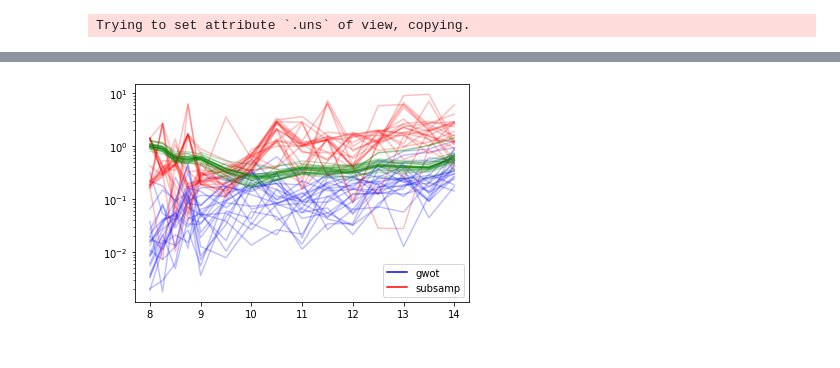
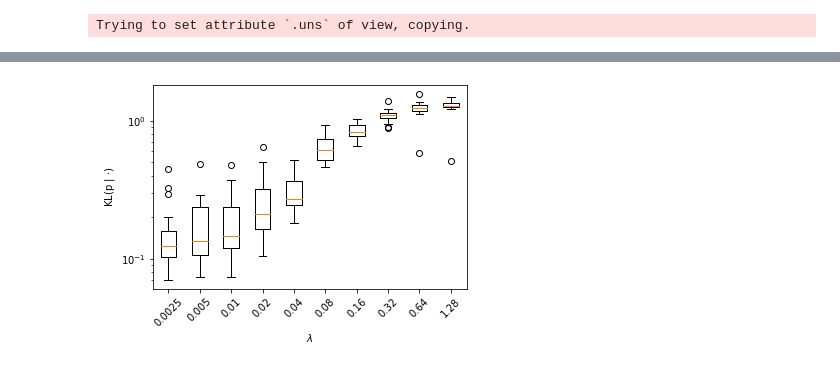
Before and after one commit to zsteve/reprogramming_batch, a Jupyter notebook: figs.ipynb, the cells around one changed output, grey strips where cells are left out. Saved outputs shown, nothing was run; the diff lists cells and outputs as text; code cells hidden in the pictures.

```diff
--- a/figs.ipynb
+++ b/figs.ipynb
@@ -75,5 +88,8 @@ for fname in glob.glob("*.out"):
 # %%
-out_all = out_all[:25]
+kl_summ = []
+kl_ratio = []
+kl_null_ratio = []
+
 def kl_summary(out):
     props = out['props']
     props_gwot = out['props_gwot']
@@ -83,3 +99,16 @@ def kl_summary(out):
     kl_subsamp = np.array([KL(np.array(props[i]), np.array(props_subsamp[i])) for i in range(len(props))])
     kl_null = np.array([   KL(np.array(props[i]), p_null) for i in range(len(props))])
     return kl_gwot, kl_subsamp, kl_null
+
+for dirname in dir_names:
+    os.chdir(dirname)
+    out_all = []
+    for fname in glob.glob("*.out"):
+        with open(fname, "rb") as f:
+            out_all += [dill.load(f), ]
+    out_all = out_all[:25]
+    #
+    kl_summ += [np.array([np.array(kl_summary(out)) for out in out_all]), ]
+    kl_ratio += [kl_summ[-1][:, 0, :]/kl_summ[-1][:, 1, :], ]
+    kl_null_ratio += [kl_summ[-1][:, 2, :]/kl_summ[-1][:, 1, :], ]
+    os.chdir("..")
@@ -88,15 +173,29 @@ kl_summ = np.array([np.array(kl_summary(out)) for out in out_all])
+# %%
+kl_summ = [kl_summ[i] for i in np.argsort(lamda_vals)]
+# %%
+lamda_vals = np.sort(lamda_vals)
+# %%
+plt.figure(figsize = (1.5*PLT_CELL, PLT_CELL))
+plt.boxplot([kl_summ[k][:, 0, :].mean(1) for k in range(len(kl_summ))]);
+plt.yscale("log")
+plt.xticks(np.arange(len(kl_summ))+1, lamda_vals, rotation = 45);
+plt.ylabel("KL(p | $\\cdot$)")
+plt.xlabel("$\\lambda$")
+plt.savefig("prop_kl_lambda.pdf", bbox_inches='tight')
+# %% [output]
+[figure, added]
 # %%
-plt.plot(t_map, kl_summ[:, 0, :].T, color = "blue", alpha = 0.25, label = "gwot");
-plt.plot(t_map, kl_summ[:, 1, :].T, color = "red", alpha = 0.25, label = "subsamp");
-plt.plot(t_map, kl_summ[:, 2, :].T, color = "green", alpha = 0.25, label = "null");
+plt.plot(t_map, kl_summ[k][:, 0, :].T, color = "blue", alpha = 0.25, label = "gwot");
+plt.plot(t_map, kl_summ[k][:, 1, :].T, color = "red", alpha = 0.25, label = "subsamp");
+plt.plot(t_map, kl_summ[k][:, 2, :].T, color = "green", alpha = 0.25, label = "null");
 plt.yscale("log")
-leg = plt.legend(['gwot', 'subsamp'])
+leg = plt.legend(['gwot', 'subsamp', 'null'])
 leg.legendHandles[0].set_color("blue")
 leg.legendHandles[0].set_alpha(1)
 leg.legendHandles[1].set_color("red")
 leg.legendHandles[1].set_alpha(1)
+leg.legendHandles[2].set_color("green")
+leg.legendHandles[2].set_alpha(1)
-# %% [output]
-[figure, removed]
 # %%
 plt.errorbar(t_map, np.log(kl_summ).mean(0)[0, :].T, np.log(kl_summ).std(0)[0, :].T, color = "blue", alpha = 1, label = "gwot", capsize = 5);
 plt.errorbar(t_map, np.log(kl_summ).mean(0)[1, :].T, np.log(kl_summ).std(0)[1, :].T, color = "red", alpha = 1, label = "subsamp", capsize = 5);
```
Also changed, not shown: parts of 11 cells of this notebook, 3 other files.
